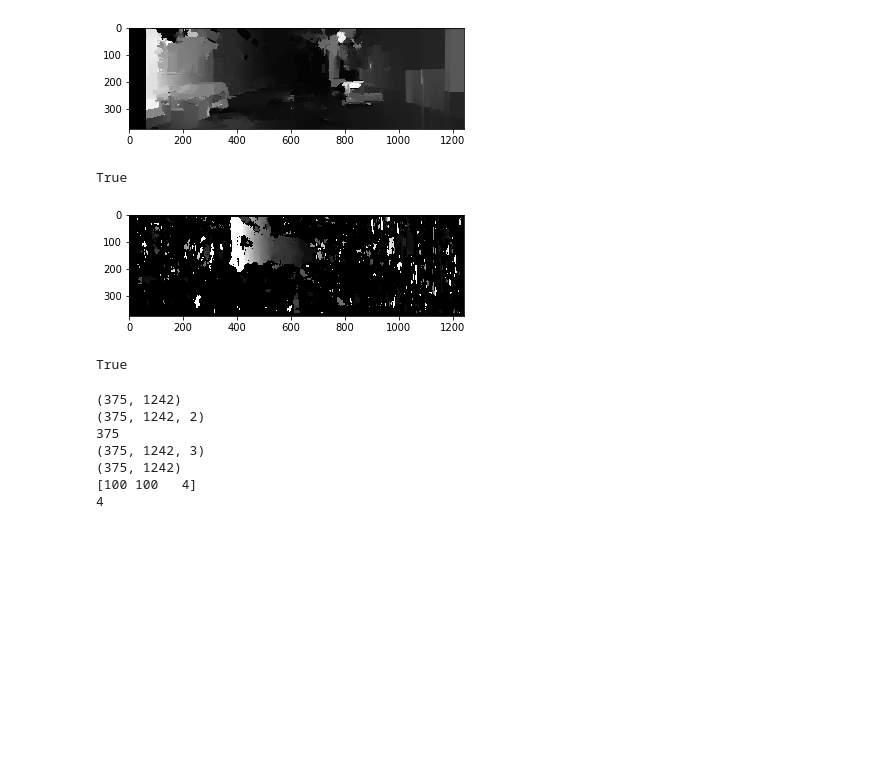
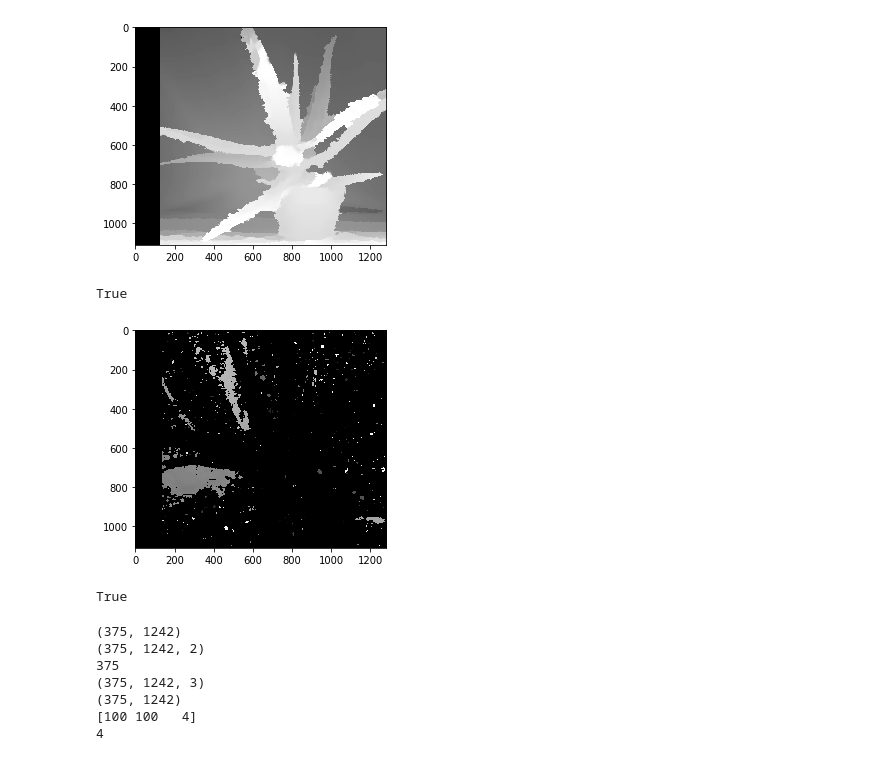
Before and after one commit to kemfic/fake-stereo, a Jupyter notebook: vis.ipynb, the cells around one changed output. Cells and saved outputs as stored; diff of their text form; code cells hidden in the pictures; blank space fills up the shorter version.

```diff
--- a/vis.ipynb
+++ b/vis.ipynb
@@ -6,8 +6,8 @@ import matplotlib
 import matplotlib.pyplot as plt
 %matplotlib inline
 # %%
-img0 = cv2.imread('img/1.png',0)
-img1 = cv2.imread('img/2.png',0)
+img0 = cv2.imread('img/2_.jpg',0)
+img1 = cv2.imread('img/1_.jpg',0)
 
 
 plt.imshow(img0)
@@ -22,12 +22,12 @@ plt.imshow(img1)
 
 # disparity settings
 
-window_size = 3                     # wsize default 3; 5; 7 for SGBM reduced size image; 15 for SGBM full size image (1300px and above); 5 Works nicely
+window_size = 15                     # wsize default 3; 5; 7 for SGBM reduced size image; 15 for SGBM full size image (1300px and above); 5 Works nicely
 
 stereo = cv2.StereoSGBM_create(
     minDisparity=0,
-    numDisparities=64,             # max_disp has to be dividable by 16 f. E. HH 192, 256
-    blockSize=5,
+    numDisparities=128,             # max_disp has to be dividable by 16 f. E. HH 192, 256
+    blockSize=9,
     P1=8 * 3 * window_size ** 2,    # wsize default 3; 5; 7 for SGBM reduced size image; 15 for SGBM full size image (1300px and above); 5 Works nicely
     P2=32 * 3 * window_size ** 2,
     disp12MaxDiff=1,
@@ -40,44 +40,44 @@ stereo = cv2.StereoSGBM_create(
 
 stereo_back = cv2.ximgproc.createRightMatcher(stereo)
 
 # FILTER Parameters
-lmbda = 50000
+lmbda = 122.0
 sigma = 1.2
 visual_multiplier = 1.0
 
 wls_filter = cv2.ximgproc.createDisparityWLSFilter(matcher_left=stereo)
 wls_filter.setLambda(lmbda)
 wls_filter.setSigmaColor(sigma)
 
 
 # morphology settings
 kernel = np.ones((10,10),np.uint8)
 
 # compute disparity
 disparity = stereo.compute(img0, img1).astype(np.int16)
 disparity_back = stereo_back.compute(img1, img0).astype(np.int16)
 
 filteredImg = wls_filter.filter(disparity, img0, None, disparity_back)
 
 filteredImg = cv2.normalize(src=filteredImg, dst=filteredImg, beta=0, alpha=255, norm_type=cv2.NORM_MINMAX);
 filteredImg = np.uint8(filteredImg)
 
 
 morphology = cv2.morphologyEx(disparity, cv2.MORPH_OPEN, kernel)
 plt.imshow(filteredImg,'gray')
 plt.show()
 cv2.imwrite('img/out1.png',filteredImg)
 # %% [output]
-[figure, old version]
+[figure, new version]
 True
 # %%
-stereo = cv2.StereoBM_create(numDisparities=16, blockSize=21)
+stereo = cv2.StereoBM_create(numDisparities=128, blockSize=21)
 disparity = stereo.compute(img0,img1)
 plt.imshow(disparity,'gray')
 plt.show()
 cv2.imwrite('img/out.png',disparity)
 # %% [output]
-[figure, old version]
+[figure, new version]
 True
 # %%
 grid = np.mgrid[0:img0.shape[1], 0:img0.shape[0]]
```
Also changed, not shown: parts of 1 cell of this notebook, 5 other files.
